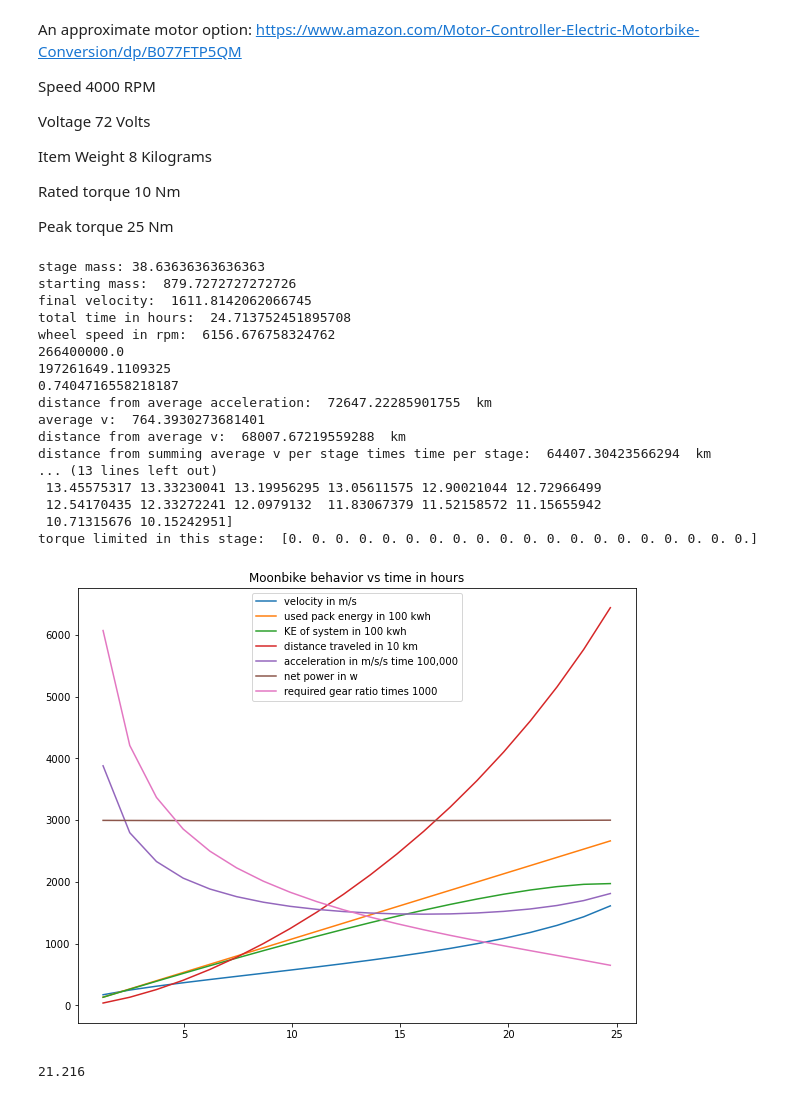
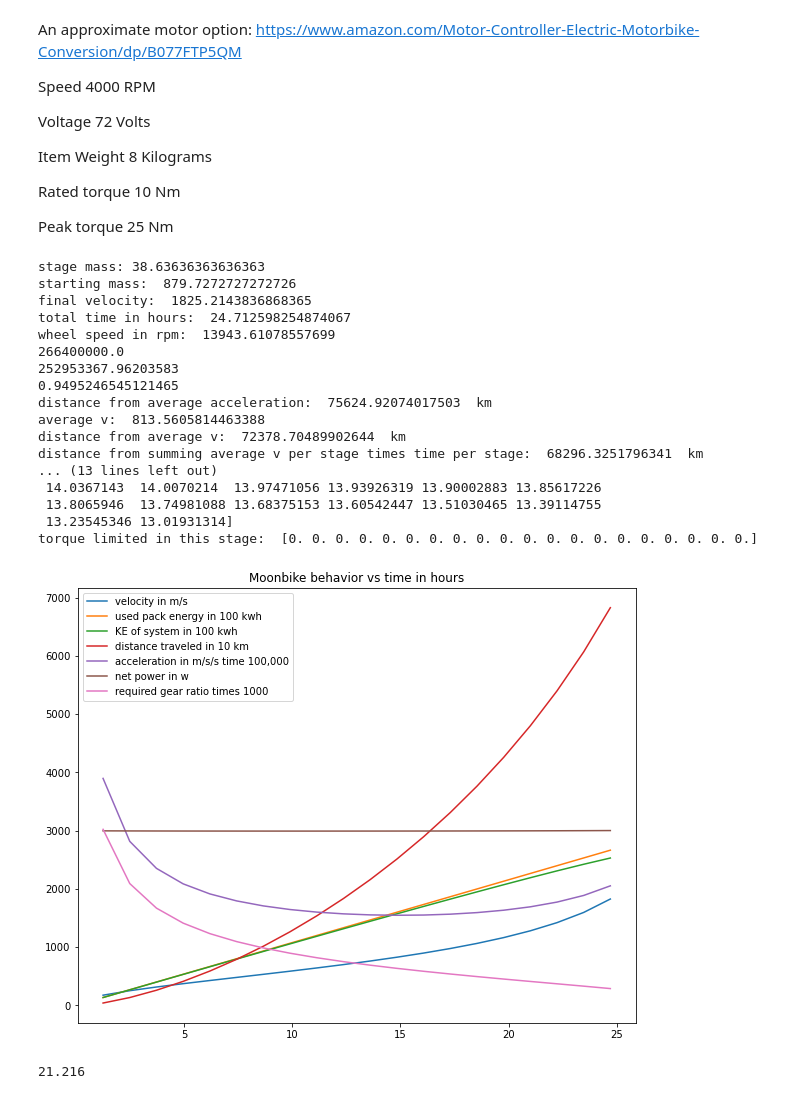
Before and after one commit to slurpsmcgoo/Moonshot6000, a Jupyter notebook: Analysis/MoonBike.ipynb, the cells around one changed output. Saved outputs shown, nothing was run; the diff lists cells and outputs as text; code cells hidden in the pictures.

```diff
--- a/Analysis/MoonBike.ipynb
+++ b/Analysis/MoonBike.ipynb
@@ -137,7 +137,7 @@ Peak torque 25 Nm
 import math
 import numpy as np
 import matplotlib.pyplot as plt
-moonBike = bike(tireRadius=5/2,tireWidth = 0.025, wheelRadius = 4.9/2, mass_wheel_f = 3, mass_wheel_r = 4)
+moonBike = bike(tireRadius=2.5/2,tireWidth = 0.025, wheelRadius = 2.45/2, mass_wheel_f = 3, mass_wheel_r = 4)
 numStages = 20
 lunarGravity = 1.62 #m/s/s
 v = 0
@@ -206,46 +206,46 @@ finalKE = 1/2*mass*v**2+1/2*(moonBike.inertia_f+moonBike.inertia_r)*(v/moonBike.
 print(totalPackEnergy)
 print(finalKE)
 print(finalKE/totalPackEnergy)
 plt.title('Moonbike behavior vs time in hours')
 plt.plot(time_rec/3600,v_rec,label='velocity in m/s')
 plt.plot(time_rec/3600,usedPackEnergy_rec/100000,label='used pack energy in 100 kwh')
 plt.plot(time_rec/3600, KE_rec/100000,label='KE of system in 100 kwh')
 plt.plot(time_rec/3600,approximateDistance/1000/10,label='distance traveled in 10 km')
 plt.plot(time_rec/3600,approximateAcceleration*100000,label='acceleration in m/s/s time 100,000')
 plt.plot(time_rec/3600,netPower,label='net power in w')
 plt.plot(time_rec/3600,requiredGearRatio*1000,label='required gear ratio times 1000')
 plt.legend()
 plt.rcParams['figure.figsize'] = [10, 8]
 print('distance from average acceleration: ',(1/2*np.average(approximateAcceleration)*time**2)/1000, ' km')
 print('average v: ', np.average(v_rec))
 print('distance from average v: ',np.average(v_rec)*time/1000,' km' )
 print('distance from summing average v per stage times time per stage: ', max(approximateDistance/1000),' km')
 print('time to charge packs at 250w pedaling: ',usedPackEnergy/250/3600,' hours')
 print('number of "orbits" to reach orbital speed: ',max(approximateDistance)/equatorialCircumferance_moon)
 print('required gear ratio: ', requiredGearRatio)
 print('min motor speed rpm: ', minMotorSpeedPerStage*60)
 print('max motor speed rpm: ', maxMotorSpeedPerStage*60)
 print('required torque Nm: ', torqueToReachApproximateAcceleration)
 print('torque limited in this stage: ', torqueLimited)
 # %% [output]
 stage mass: 38.63636363636363
 starting mass:  879.7272727272726
-final velocity:  1611.8142062066745
-total time in hours:  24.713752451895708
-wheel speed in rpm:  6156.676758324762
+final velocity:  1825.2143836868365
+total time in hours:  24.712598254874067
+wheel speed in rpm:  13943.61078557699
 266400000.0
-197261649.1109325
-0.7404716558218187
-distance from average acceleration:  72647.22285901755  km
-average v:  764.3930273681401
-distance from average v:  68007.67219559288  km
-distance from summing average v per stage times time per stage:  64407.30423566294  km
+252953367.96203583
+0.9495246545121465
+distance from average acceleration:  75624.92074017503  km
+average v:  813.5605814463388
+distance from average v:  72378.70489902644  km
+distance from summing average v per stage times time per stage:  68296.3251796341  km
 ... (13 lines left out)
- 13.45575317 13.33230041 13.19956295 13.05611575 12.90021044 12.72966499
- 12.54170435 12.33272241 12.0979132  11.83067379 11.52158572 11.15655942
- 10.71315676 10.15242951]
+ 14.0367143  14.0070214  13.97471056 13.93926319 13.90002883 13.85617226
+ 13.8065946  13.74981088 13.68375153 13.60542447 13.51030465 13.39114755
+ 13.23545346 13.01931314]
 torque limited in this stage:  [0. 0. 0. 0. 0. 0. 0. 0. 0. 0. 0. 0. 0. 0. 0. 0. 0. 0. 0. 0.]
-[figure, old version]
+[figure, new version]
 # %%
 ForceRR = (3.9*10**-5)*1.6*200
 # %%
```
Also changed, not shown: parts of 1 cell of this notebook.
